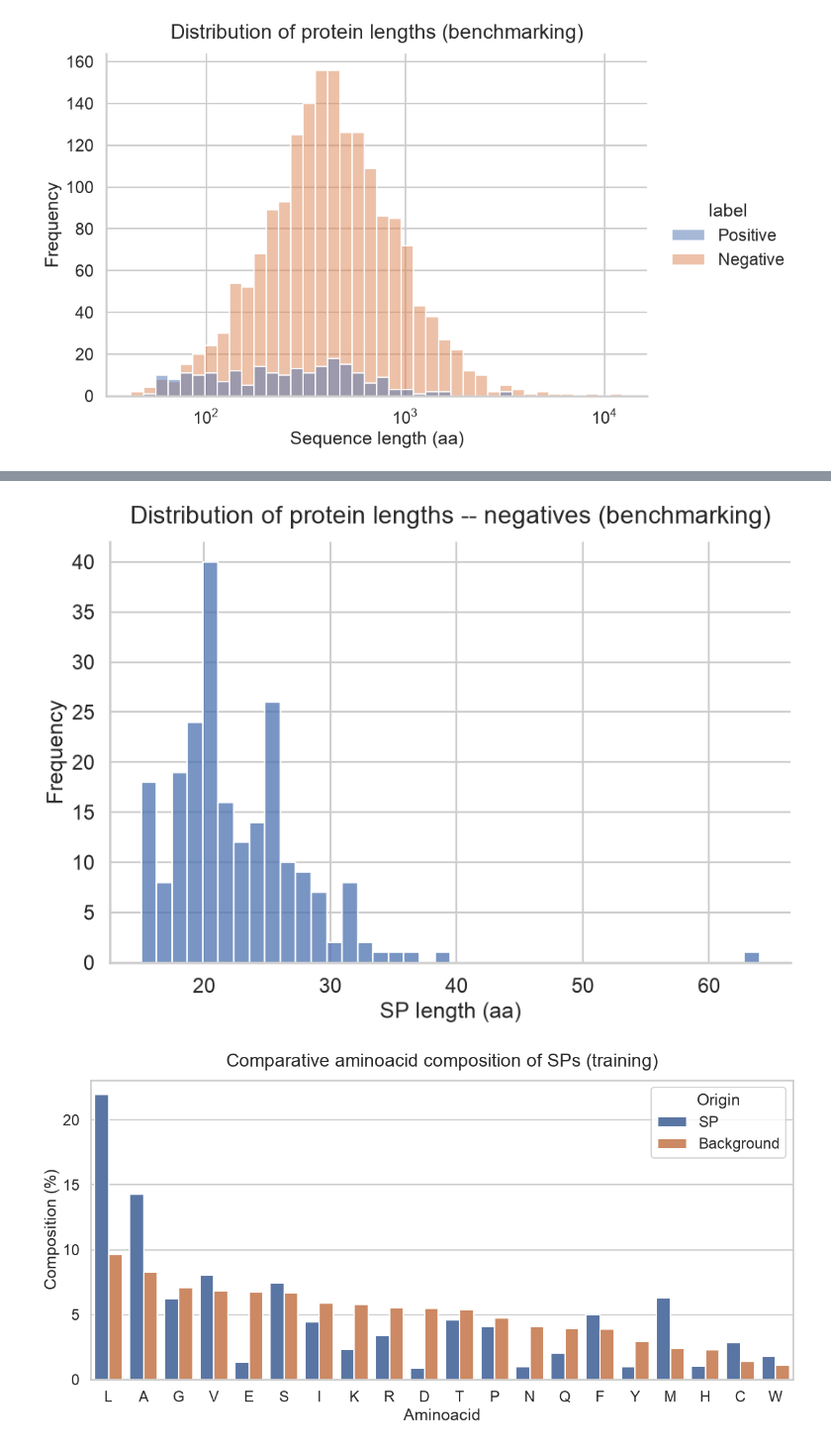
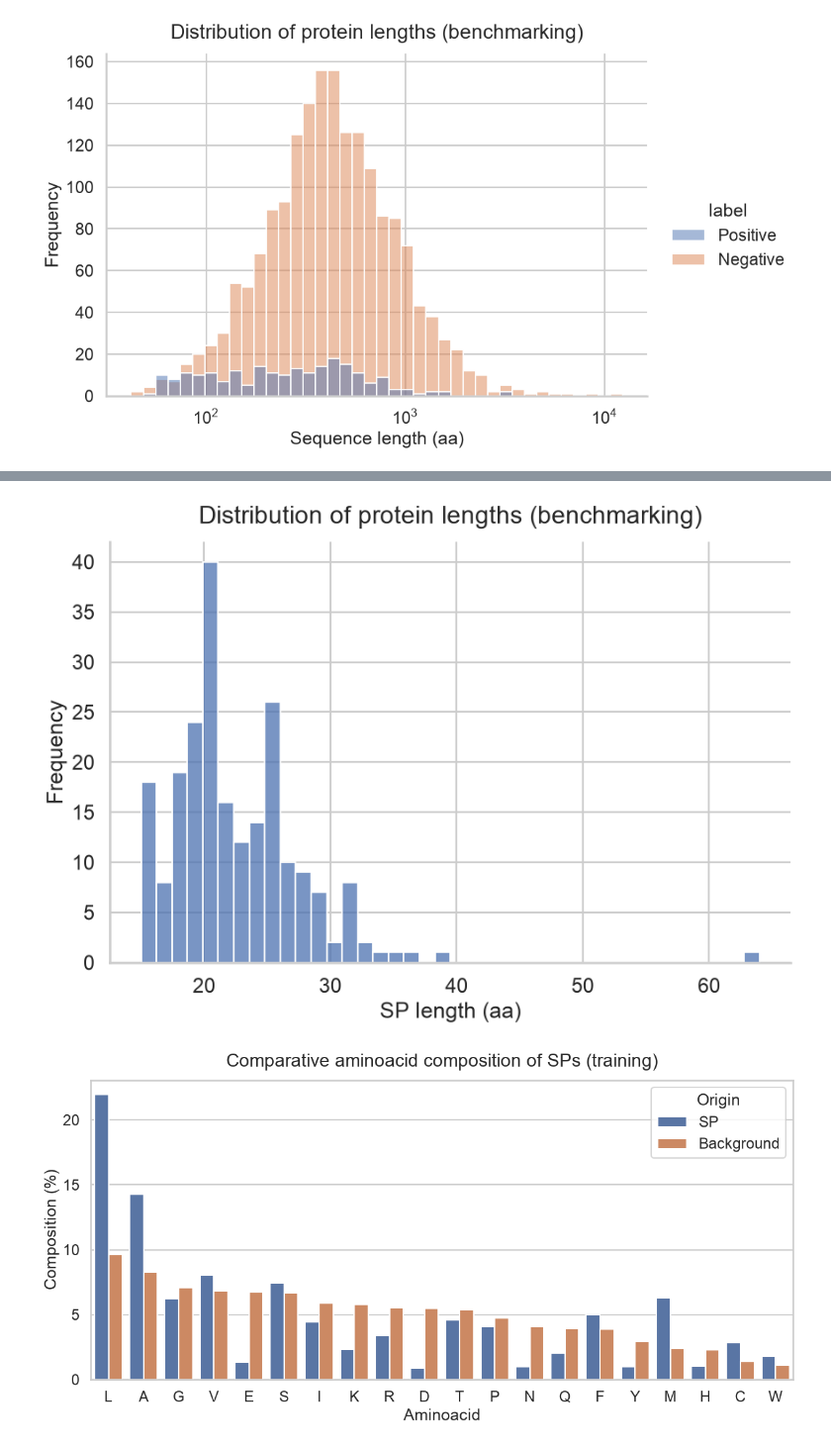
Before and after one commit to ToniMontana99/LB2_project_Group_7, a Jupyter notebook: 0.3_data_analysis/LB2_script_plots.ipynb, the cells around one changed output, grey strips where cells are left out. Shown at 99% size. Cells and saved outputs as stored; diff of their text form; code cells hidden in the pictures.

```diff
--- a/0.3_data_analysis/LB2_script_plots.ipynb
+++ b/0.3_data_analysis/LB2_script_plots.ipynb
@@ -70,21 +70,21 @@ plt.show()
 # %%
 # SP LENGTHS DISTRIBUTION - BENCHMARKING
 df = df_bn.dropna(subset=["label"]).copy()
 df["label"] = df["label"].map({1.0: "Positive"})      # We set labels as strings
 positives = df[df['label'] == 'Positive']
 
 g = sns.displot(
     data=positives,
     x="cleavage_site",
     bins=40,
     height=6,
     aspect=1.5,
 )
 g.set_axis_labels("SP length (aa)", "Frequency")
-g.ax.set_title("Distribution of protein lengths -- negatives (benchmarking)", fontsize=20, pad=15)
+g.ax.set_title("Distribution of protein lengths (benchmarking)", fontsize=20, pad=15)
 plt.show()
 # %% [output]
-[figure, old version]
+[figure, new version]
 # %%
 # COMPARATIVE ANALYSIS OF SP AMINOACID COMPOSITION - TRAINING
 background = {
```
Also changed, not shown: parts of 2 cells of this notebook, 2 other files.
